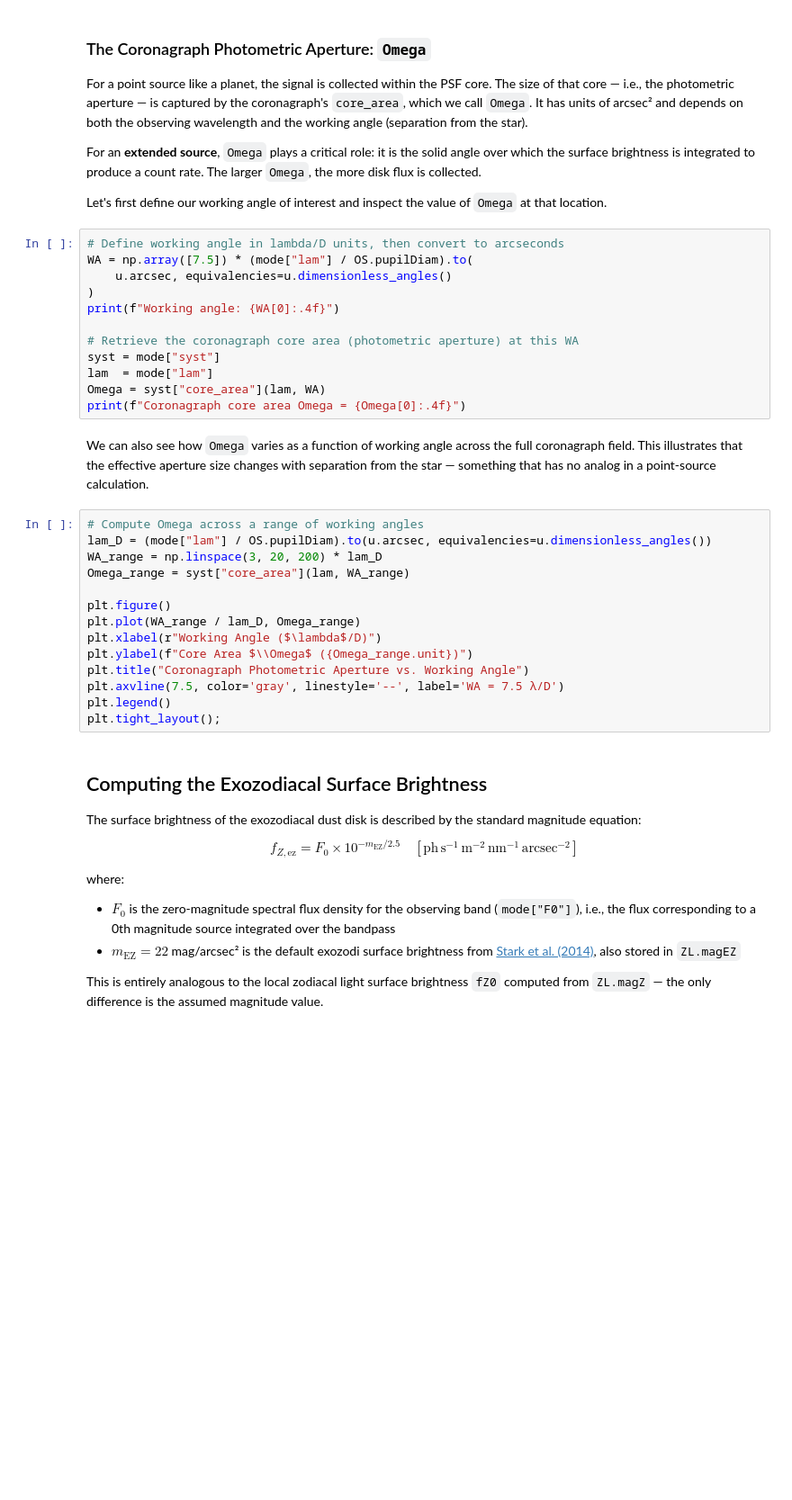
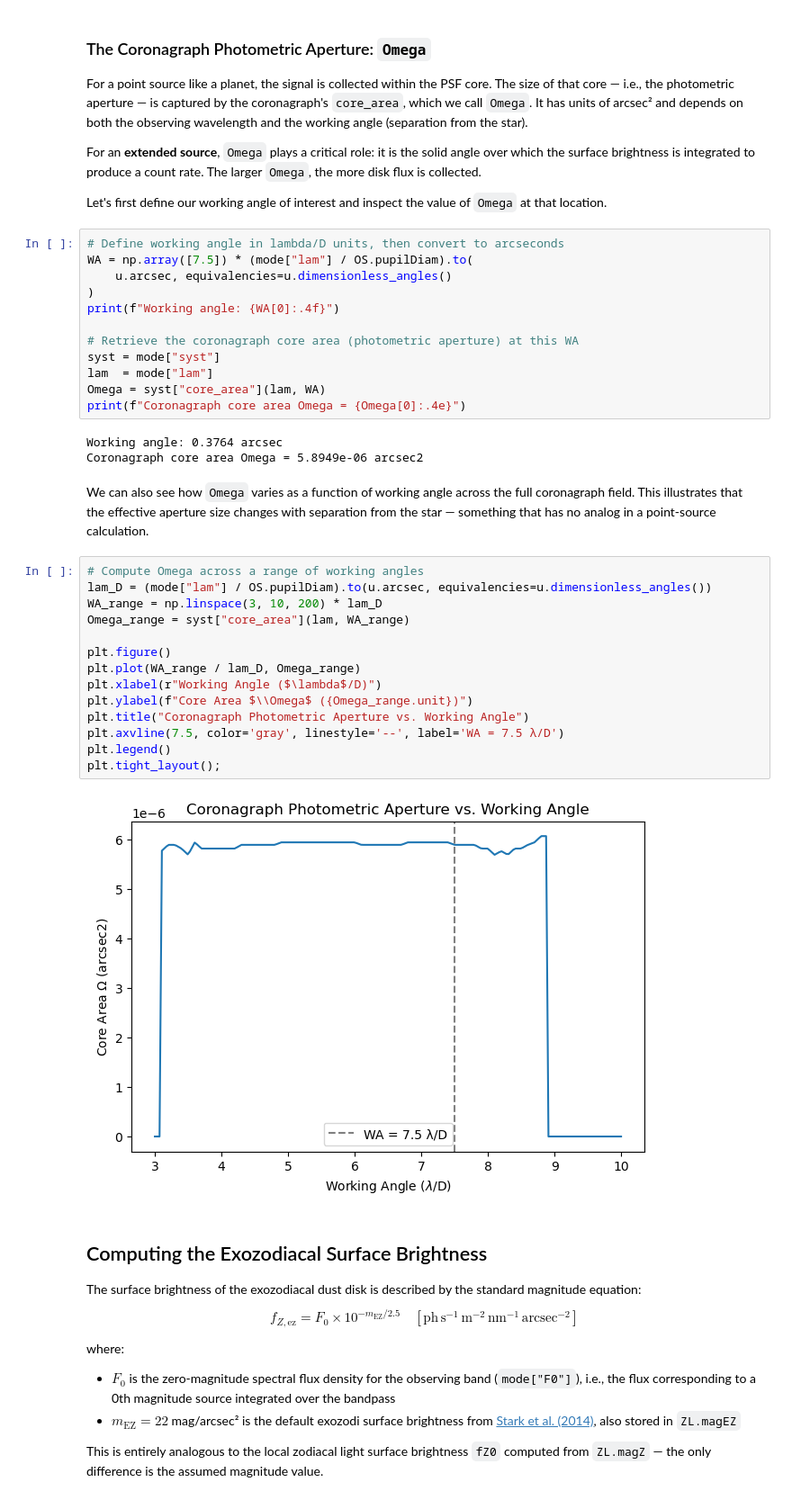
Before and after one commit to Hovik-Grigoryan/corgietc, a Jupyter notebook: Notebooks/09_Simulating_Extended_Source.ipynb, the cells around one changed output. Shown at 90% size. Drawn from its saved outputs; the diff is of its cells as text; blank space fills up the shorter version.

```diff
--- a/Notebooks/09_Simulating_Extended_Source.ipynb
+++ b/Notebooks/09_Simulating_Extended_Source.ipynb
@@ -123,23 +145,28 @@ print(f"Working angle: {WA[0]:.4f}")
 syst = mode["syst"]
 lam  = mode["lam"]
 Omega = syst["core_area"](lam, WA)
-print(f"Coronagraph core area Omega = {Omega[0]:.4f}")
+print(f"Coronagraph core area Omega = {Omega[0]:.4e}")
+# %% [output]
+Working angle: 0.3764 arcsec
+Coronagraph core area Omega = 5.8949e-06 arcsec2
 # %% [markdown]
 We can also see how `Omega` varies as a function of working angle across the full coronagraph field. This illustrates that the effective aperture size changes with separation from the star — something that has no analog in a point-source calculation.
 # %%
 # Compute Omega across a range of working angles
 lam_D = (mode["lam"] / OS.pupilDiam).to(u.arcsec, equivalencies=u.dimensionless_angles())
-WA_range = np.linspace(3, 20, 200) * lam_D
+WA_range = np.linspace(3, 10, 200) * lam_D
 Omega_range = syst["core_area"](lam, WA_range)
 
 plt.figure()
 plt.plot(WA_range / lam_D, Omega_range)
 plt.xlabel(r"Working Angle ($\lambda$/D)")
 plt.ylabel(f"Core Area $\\Omega$ ({Omega_range.unit})")
 plt.title("Coronagraph Photometric Aperture vs. Working Angle")
 plt.axvline(7.5, color='gray', linestyle='--', label='WA = 7.5 λ/D')
 plt.legend()
 plt.tight_layout();
+# %% [output]
+[figure, added]
 # %% [markdown]
 ## Computing the Exozodiacal Surface Brightness
 
```
Also changed, not shown: parts of 8 cells of this notebook.
